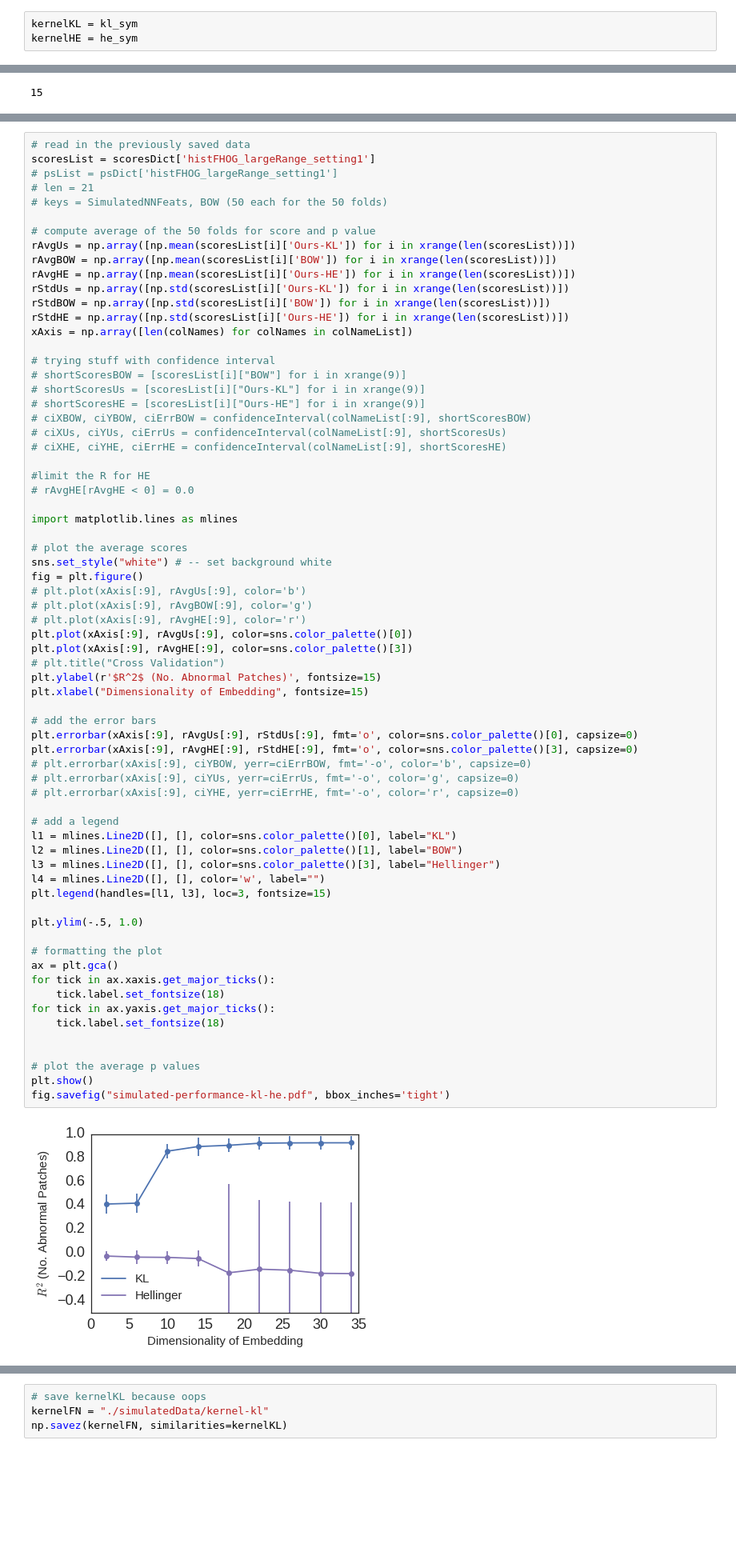
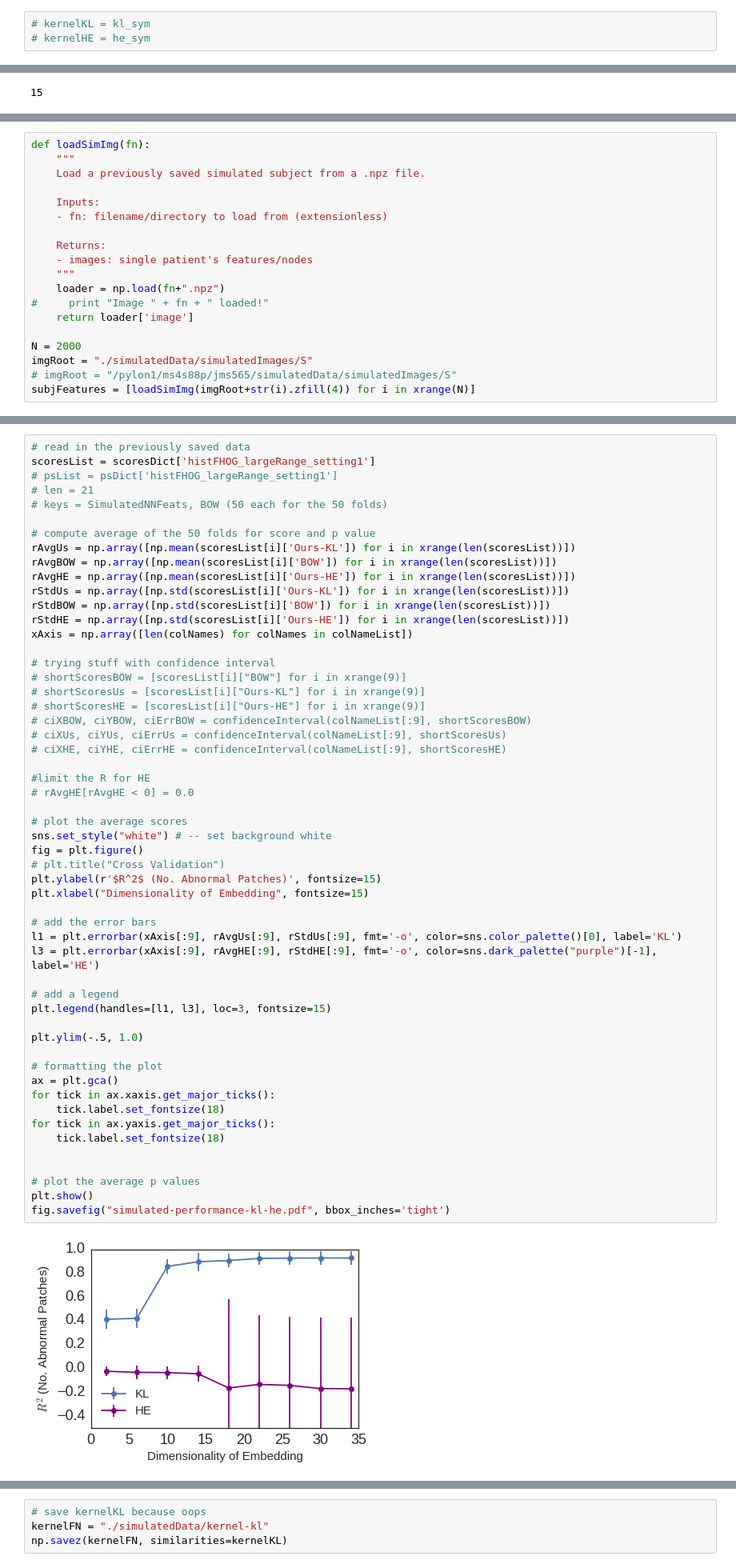
Before and after one commit to sumedhasingla/COPDImageAnalysis, a Jupyter notebook: code/kernelEvaluation.ipynb, the cells around one changed output, grey strips where cells are left out. Shown at 80% size. Saved outputs shown, nothing was run; the diff lists cells and outputs as text; blank space fills up the shorter version.

```diff
--- a/code/kernelEvaluation.ipynb
+++ b/code/kernelEvaluation.ipynb
@@ -81,8 +81,8 @@ psd = ProjectPSD()
 kernelKL = psd.fit_transform(kl_rbf)
 kernelHE = psd.fit_transform(he_rbf)
 # %%
-kernelKL = kl_sym
-kernelHE = he_sym
+# kernelKL = kl_sym
+# kernelHE = he_sym
 # %%
 # Numerical checking
 print "This is some information the projected kernel :"
@@ -336,3 +336,22 @@ def evalFeatures_Regression(XTrain,yTrain,XTest,yTest,m):
     r2 = metrics.r2_score(yTest, pred_y)
     s = metrics.mean_squared_error(yTest, pred_y)
     return r2, s, pred_y
+# %%
+def loadSimImg(fn):
+    """
+    Load a previously saved simulated subject from a .npz file.
+
+    Inputs:
+    - fn: filename/directory to load from (extensionless)
+
+    Returns:
+    - images: single patient's features/nodes
+    """
+    loader = np.load(fn+".npz")
+#     print "Image " + fn + " loaded!"
+    return loader['image']
+
+N = 2000
+imgRoot = "./simulatedData/simulatedImages/S"
+# imgRoot = "/pylon1/ms4s88p/jms565/simulatedData/simulatedImages/S"
+subjFeatures = [loadSimImg(imgRoot+str(i).zfill(4)) for i in xrange(N)]
@@ -597,49 +493,35 @@ xAxis = np.array([len(colNames) for colNames in colNameList])
 
 #limit the R for HE
 # rAvgHE[rAvgHE < 0] = 0.0
 
-import matplotlib.lines as mlines
-
 # plot the average scores
 sns.set_style("white") # -- set background white
 fig = plt.figure()
-# plt.plot(xAxis[:9], rAvgUs[:9], color='b')
-# plt.plot(xAxis[:9], rAvgBOW[:9], color='g')
-# plt.plot(xAxis[:9], rAvgHE[:9], color='r')
-plt.plot(xAxis[:9], rAvgUs[:9], color=sns.color_palette()[0])
-plt.plot(xAxis[:9], rAvgHE[:9], color=sns.color_palette()[3])
 # plt.title("Cross Validation")
 plt.ylabel(r'$R^2$ (No. Abnormal Patches)', fontsize=15)
 plt.xlabel("Dimensionality of Embedding", fontsize=15)
 
 # add the error bars
-plt.errorbar(xAxis[:9], rAvgUs[:9], rStdUs[:9], fmt='o', color=sns.color_palette()[0], capsize=0)
-plt.errorbar(xAxis[:9], rAvgHE[:9], rStdHE[:9], fmt='o', color=sns.color_palette()[3], capsize=0)
-# plt.errorbar(xAxis[:9], ciYBOW, yerr=ciErrBOW, fmt='-o', color='b', capsize=0)
-# plt.errorbar(xAxis[:9], ciYUs, yerr=ciErrUs, fmt='-o', color='g', capsize=0)
-# plt.errorbar(xAxis[:9], ciYHE, yerr=ciErrHE, fmt='-o', color='r', capsize=0)
+l1 = plt.errorbar(xAxis[:9], rAvgUs[:9], rStdUs[:9], fmt='-o', color=sns.color_palette()[0], label='KL')
+l3 = plt.errorbar(xAxis[:9], rAvgHE[:9], rStdHE[:9], fmt='-o', color=sns.dark_palette("purple")[-1], label='HE')
 
 # add a legend
-l1 = mlines.Line2D([], [], color=sns.color_palette()[0], label="KL")
-l2 = mlines.Line2D([], [], color=sns.color_palette()[1], label="BOW")
-l3 = mlines.Line2D([], [], color=sns.color_palette()[3], label="Hellinger")
-l4 = mlines.Line2D([], [], color='w', label="")
 plt.legend(handles=[l1, l3], loc=3, fontsize=15)
 
 plt.ylim(-.5, 1.0)
 
 # formatting the plot
 ax = plt.gca()
 for tick in ax.xaxis.get_major_ticks():
     tick.label.set_fontsize(18)
 for tick in ax.yaxis.get_major_ticks():
     tick.label.set_fontsize(18)
 
 
 # plot the average p values
 plt.show()
 fig.savefig("simulated-performance-kl-he.pdf", bbox_inches='tight')
 # %% [output]
-[figure, old version]
+[figure, new version]
 # %%
 sns.palplot(sns.color_palette()[1])
```
Also changed, not shown: parts of 15 cells of this notebook, 1 other file.
